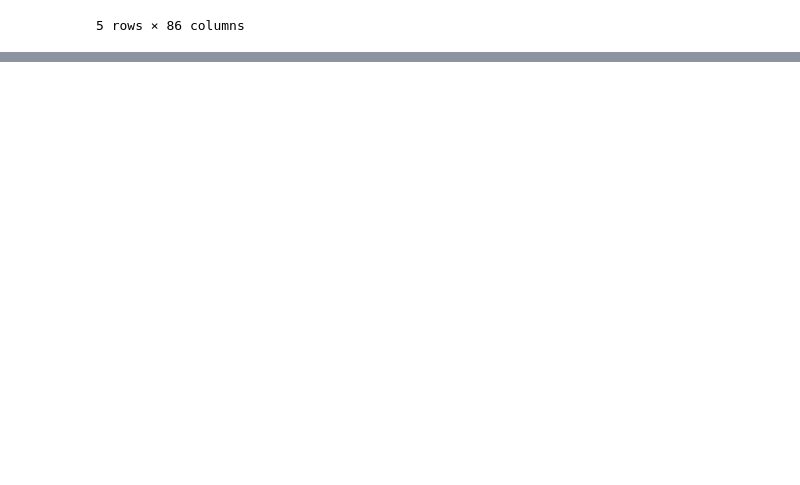
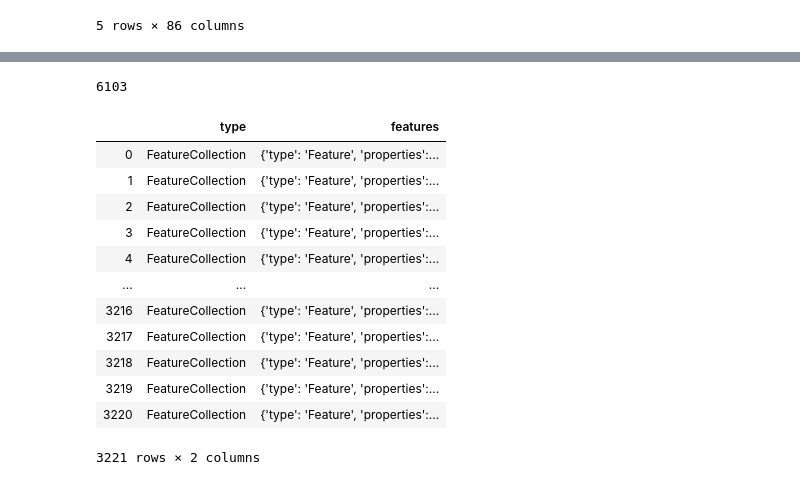
Before and after one commit to L0per/democratic-primary-predictions, a Jupyter notebook: model_training.ipynb, the cells around one changed output, grey strips where cells are left out. Cells and saved outputs as stored; diff of their text form; code cells hidden in the pictures; blank space fills up the shorter version.

Commit message:
Creating GeoJson File

```diff
--- a/model_training.ipynb
+++ b/model_training.ipynb
@@ -196,0 +192,2 @@ sns.barplot(x="predicted winner", y = 'state', data = winner_counts, hue = 'cand
+# %%
+county_json = pd.read_json('data/county.geo.json')
@@ -196,0 +207,20 @@ sns.barplot(x="predicted winner", y = 'state', data = winner_counts, hue = 'cand
+# %%
+int(county_json['features'][100]['properties']['GEOID10'])
+# %% [output]
+6103
+# %%
+county_json
+# %% [output]
+|  | type | features |
+| 0 | FeatureCollection | {'type': 'Feature', 'properties':... |
+| 1 | FeatureCollection | {'type': 'Feature', 'properties':... |
+| 2 | FeatureCollection | {'type': 'Feature', 'properties':... |
+| 3 | FeatureCollection | {'type': 'Feature', 'properties':... |
+| 4 | FeatureCollection | {'type': 'Feature', 'properties':... |
+| ... | ... | ... |
+| 3216 | FeatureCollection | {'type': 'Feature', 'properties':... |
+| 3217 | FeatureCollection | {'type': 'Feature', 'properties':... |
+| 3218 | FeatureCollection | {'type': 'Feature', 'properties':... |
+| 3219 | FeatureCollection | {'type': 'Feature', 'properties':... |
+| 3220 | FeatureCollection | {'type': 'Feature', 'properties':... |
+3221 rows × 2 columns
```
Also changed, not shown: parts of 15 cells of this notebook, 3 other files.
